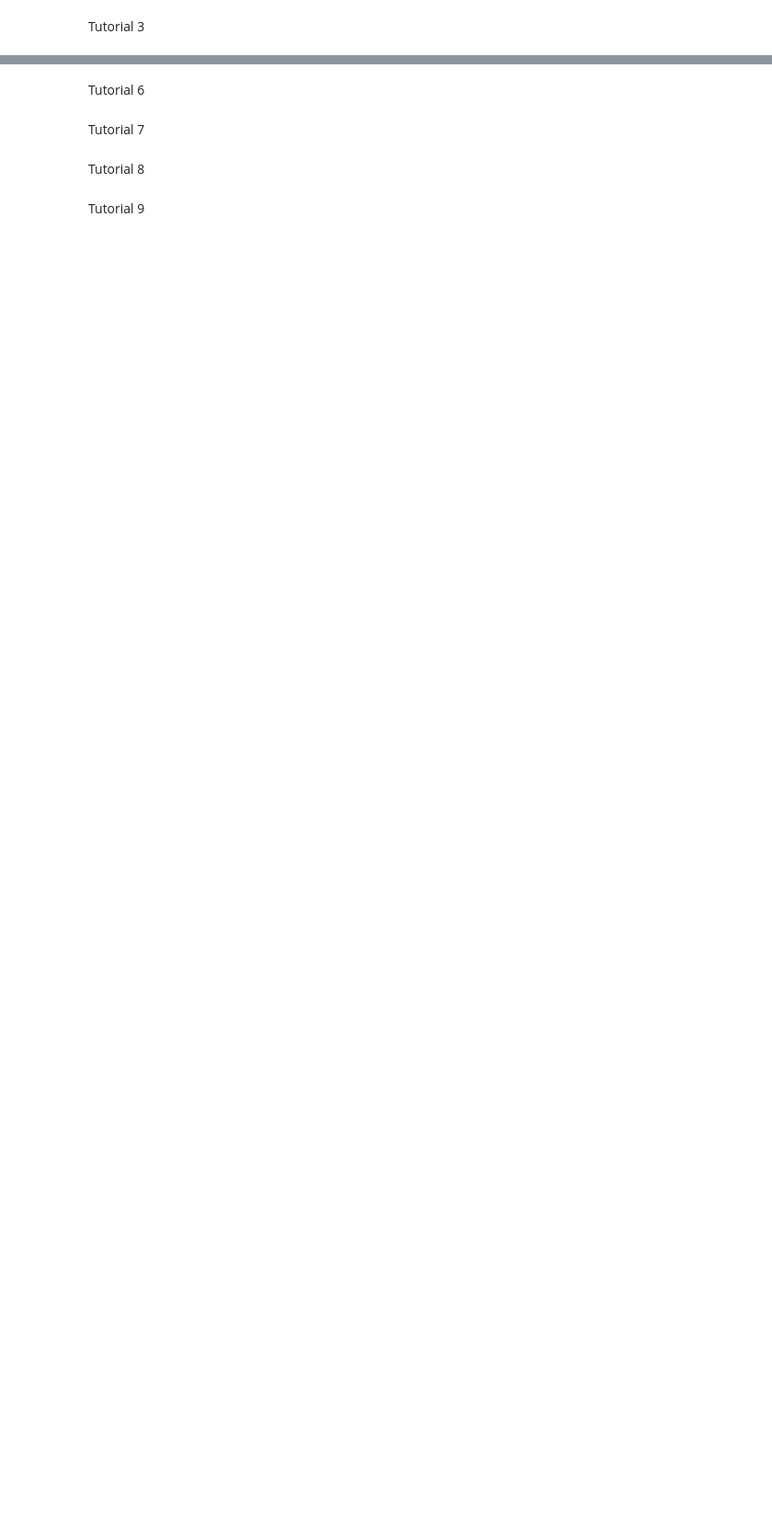
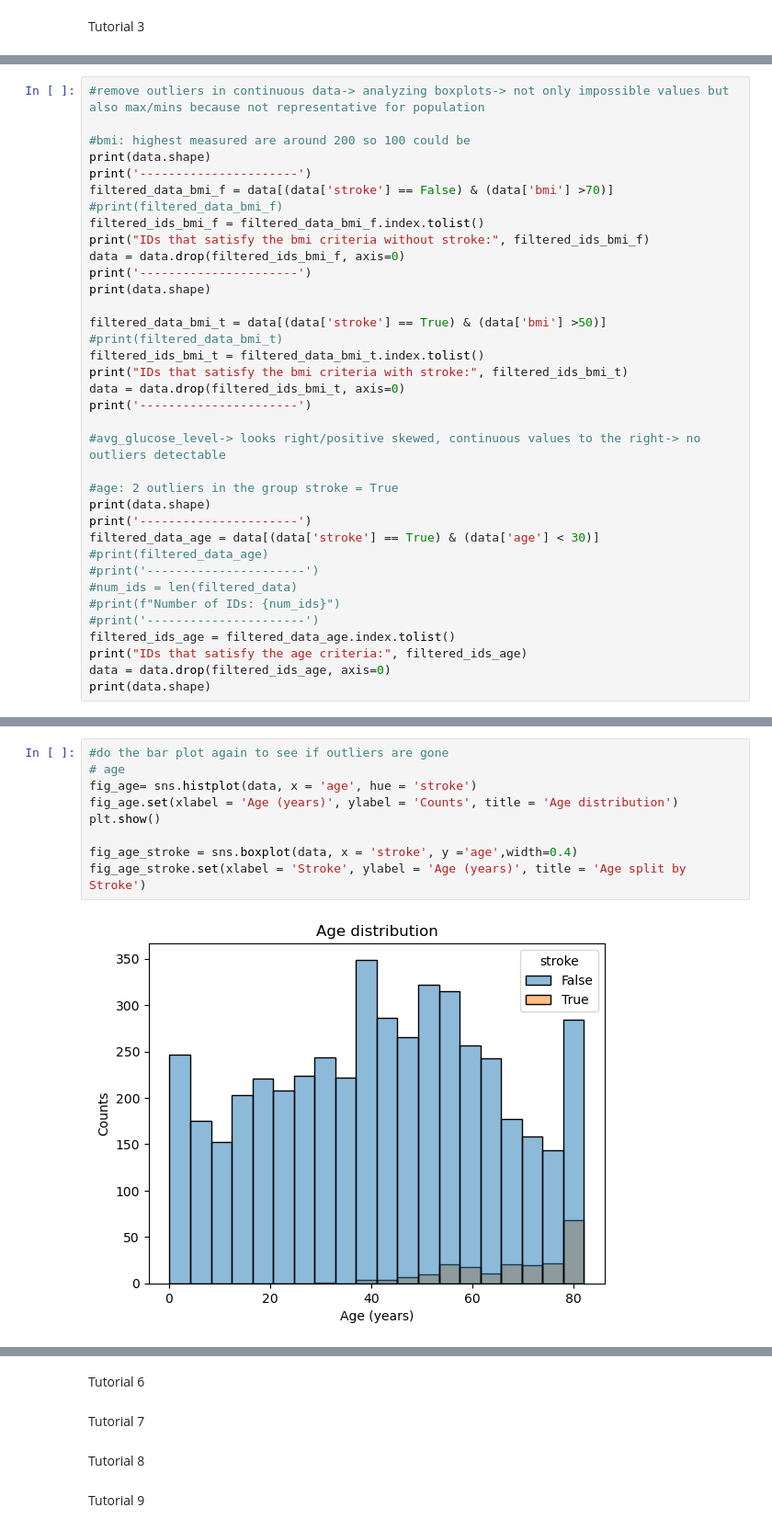
Before and after one commit to mustra12/project_FoDS, a Jupyter notebook: projectFoDS.ipynb, the cells around one changed output, grey strips where cells are left out. Shown at 92% size. Saved outputs shown, nothing was run; the diff lists cells and outputs as text; blank space fills up the shorter version.

```diff
--- a/projectFoDS.ipynb
+++ b/projectFoDS.ipynb
@@ -191,0 +322,36 @@ Tutorial 5
+# %%
+#remove outliers in continuous data-> analyzing boxplots-> not only impossible values but also max/mins because not representative for population
+
+#bmi: highest measured are around 200 so 100 could be
+print(data.shape)
+print('----------------------')
+filtered_data_bmi_f = data[(data['stroke'] == False) & (data['bmi'] >70)]
+#print(filtered_data_bmi_f)
+filtered_ids_bmi_f = filtered_data_bmi_f.index.tolist()
+print("IDs that satisfy the bmi criteria without stroke:", filtered_ids_bmi_f)
+data = data.drop(filtered_ids_bmi_f, axis=0)
+print('----------------------')
+print(data.shape)
+
+filtered_data_bmi_t = data[(data['stroke'] == True) & (data['bmi'] >50)]
+#print(filtered_data_bmi_t)
+filtered_ids_bmi_t = filtered_data_bmi_t.index.tolist()
+print("IDs that satisfy the bmi criteria with stroke:", filtered_ids_bmi_t)
+data = data.drop(filtered_ids_bmi_t, axis=0)
+print('----------------------')
+
+#avg_glucose_level-> looks right/positive skewed, continuous values to the right-> no outliers detectable
+
+#age: 2 outliers in the group stroke = True
+print(data.shape)
+print('----------------------')
+filtered_data_age = data[(data['stroke'] == True) & (data['age'] < 30)]
+#print(filtered_data_age)
+#print('----------------------')
+#num_ids = len(filtered_data)
+#print(f"Number of IDs: {num_ids}")
+#print('----------------------')
+filtered_ids_age = filtered_data_age.index.tolist()
+print("IDs that satisfy the age criteria:", filtered_ids_age)
+data = data.drop(filtered_ids_age, axis=0)
+print(data.shape)
@@ -191,0 +370,11 @@ Tutorial 5
+# %%
+#do the bar plot again to see if outliers are gone
+# age
+fig_age= sns.histplot(data, x = 'age', hue = 'stroke')
+fig_age.set(xlabel = 'Age (years)', ylabel = 'Counts', title = 'Age distribution')
+plt.show()
+
+fig_age_stroke = sns.boxplot(data, x = 'stroke', y ='age',width=0.4)
+fig_age_stroke.set(xlabel = 'Stroke', ylabel = 'Age (years)', title = 'Age split by Stroke')
+# %% [output]
+[figure, added]
```
Also changed, not shown: parts of 23 cells of this notebook.
